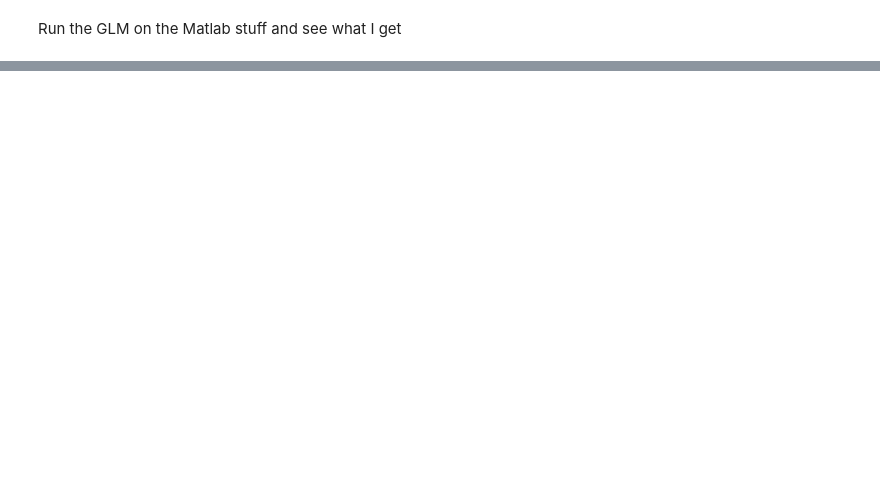
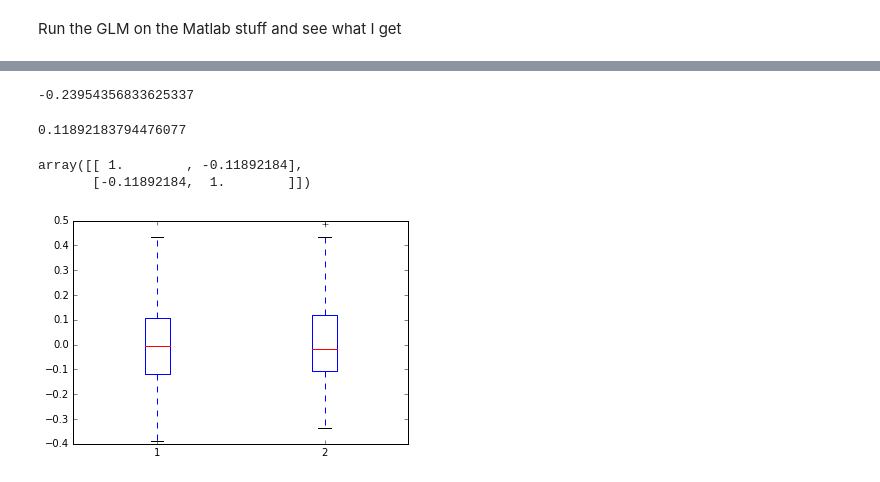
Before and after one commit to SIMEXP/Projects, a Jupyter notebook: Subtypes/HBM_Subtype_Analysis/E3_glm_recheck.ipynb, the cells around one changed output, grey strips where cells are left out. Saved outputs shown, nothing was run; the diff lists cells and outputs as text; code cells hidden in the pictures; blank space fills up the shorter version.

```diff
--- a/Subtypes/HBM_Subtype_Analysis/E3_glm_recheck.ipynb
+++ b/Subtypes/HBM_Subtype_Analysis/E3_glm_recheck.ipynb
@@ -11,11 +11,13 @@ from matplotlib import pyplot as plt
 # %%
 %matplotlib inline
 # %%
-w_path = '//data1/guilimin/abide/subtype/sc7/srs_maybe/sbt_weights_net_1.csv'
-m_path = '/data1/guilimin/abide/pheno/model_srs_maybe_sc7.csv'
+w_path = '/data1/guilimin/abide/subtype/sc7/full_maybe/sbt_weights_net_6.csv'
+m_path = '/data1/guilimin/abide/pheno/sc7/model_full_maybe_sc7.csv'
 # %%
 # Model
 model = pd.read_csv(m_path)
+# Control = 0, ASD = 1
+model.DX_GROUP = (model.DX_GROUP-2)*-1
 # %%
 # Weights
 weights = pd.read_csv(w_path)
@@ -79,6 +39,7 @@ KeyError: 'SUB_ID'
 # %%
 # Get the matrices
-y = merged['sub2'].as_matrix()
-x = merged.drop(['sub1', 'sub2', 'sub3','sub4', 'sub5','SUB_ID'], axis=1)
-x.rename(columns={'dummie_KKI':'Intercept'}, inplace=True)
+sbt_name = 'sub1'
+y = merged[[sbt_name]]
+x = merged[['DX_GROUP']]
+#x.rename(columns={'dummie_KKI':'Intercept'}, inplace=True)
 x['Intercept'] = np.ones(x.shape[0])
@@ -106,3 +72,29 @@ Covariance Type:            nonrobust
 
 Warnings:
 [1] Standard Errors assume that the covariance matrix of the errors is correctly specified.
+# %%
+patients = merged[merged.DX_GROUP==1][sbt_name]
+controls = merged[merged.DX_GROUP==0][sbt_name]
+pat_std = np.std(patients)
+ctr_std = np.std(controls)
+n_pat = len(patients)
+n_ctr = len(controls)
+pooled_std = np.sqrt(((n_pat-1)*np.square(pat_std) + (n_ctr-1)*np.square(ctr_std))/(n_pat + n_ctr - 2))
+
+(np.mean(patients) - np.mean(controls)) / pooled_std
+# %% [output]
+-0.23954356833625337
+# %%
+np.sqrt(results.rsquared)
+# %% [output]
+0.11892183794476077
+# %%
+# Try the correlation
+np.corrcoef(merged.DX_GROUP, merged.sub1)
+# %% [output]
+array([[ 1.        , -0.11892184],
+       [-0.11892184,  1.        ]])
+# %%
+tmp = plt.boxplot([patients, controls])
+# %% [output]
+[figure, added]
```
Also changed, not shown: parts of 13 cells of this notebook, 22 other files.
